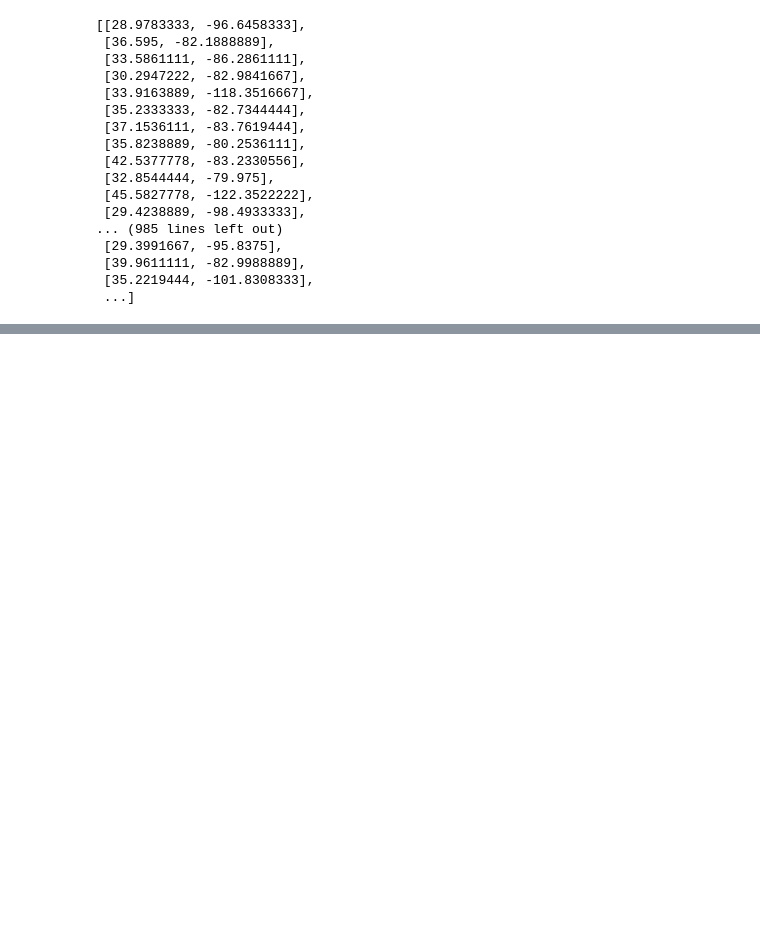
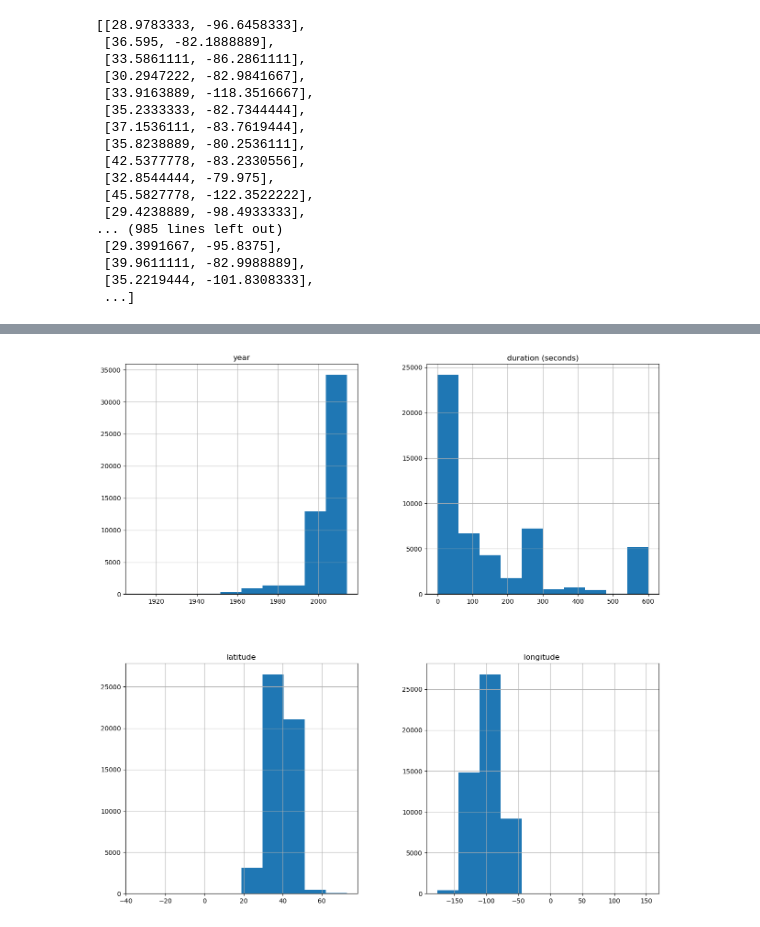
Before and after one commit to leandroautocontrole/Projeto1_ldl_LPAA, a Jupyter notebook: Projeto1_ldl_LPAA.ipynb, the cells around one changed output, grey strips where cells are left out. Drawn from its saved outputs; the diff is of its cells as text; code cells hidden in the pictures; blank space fills up the shorter version.

```diff
--- a/Projeto1_ldl_LPAA.ipynb
+++ b/Projeto1_ldl_LPAA.ipynb
@@ -642,0 +661,6 @@ mapa
+# %%
+# plotando histogramas
+df_copy_clean2.hist(figsize=(15,15))
+plt.show()
+# %% [output]
+[figure, added]
```
Also changed, not shown: parts of 3 cells of this notebook, 2 other files.
